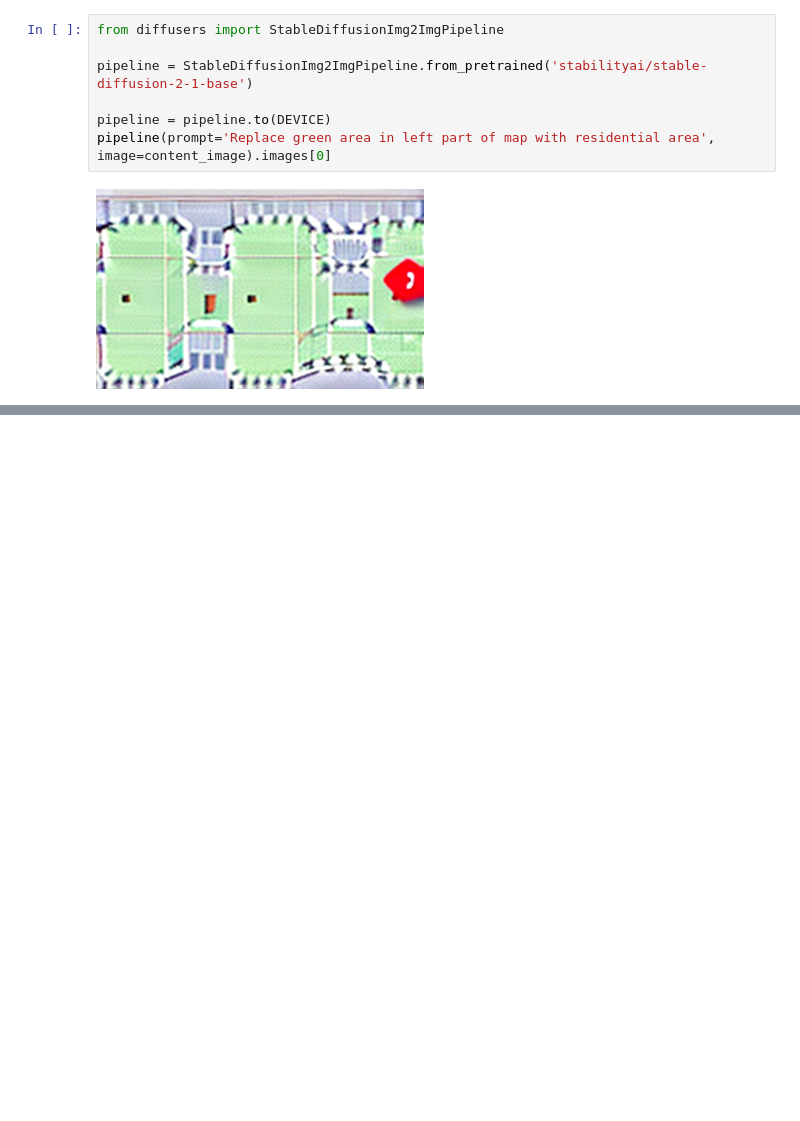
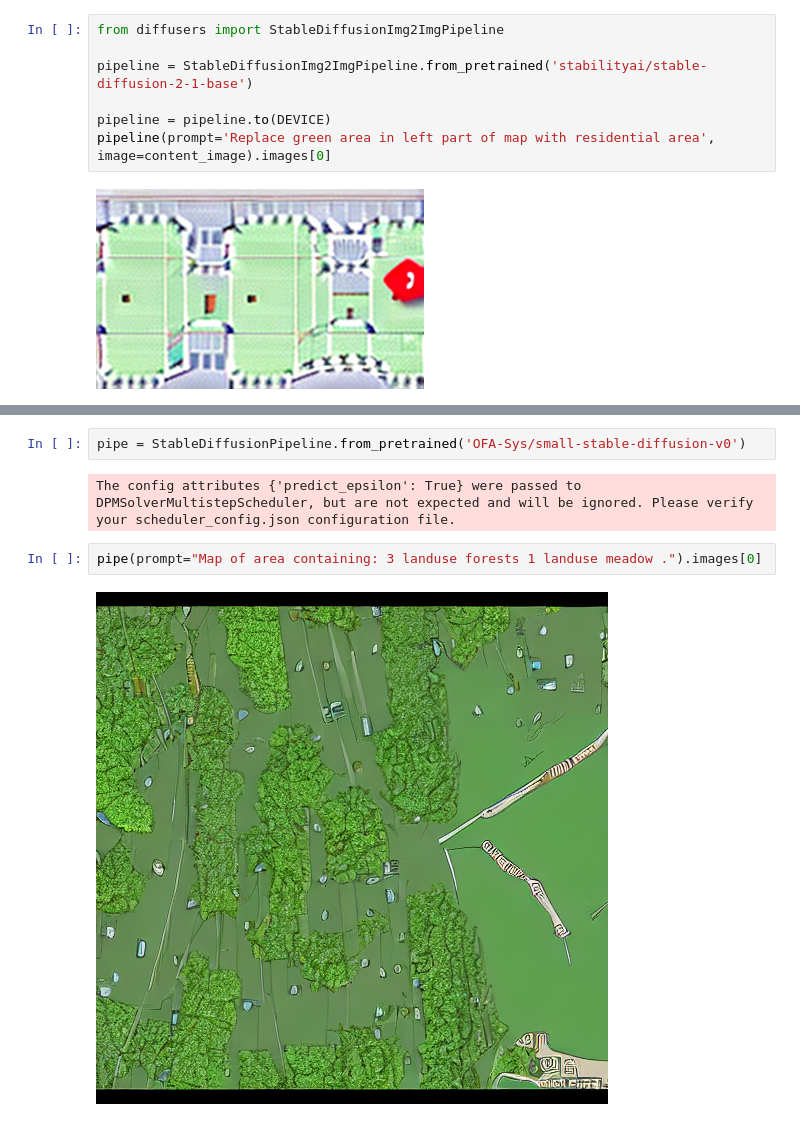
Before and after one commit to kraina-ai/map_diffusion, a Jupyter notebook: stable_example.ipynb, the cells around one changed output, grey strips where cells are left out. Drawn from its saved outputs; the diff is of its cells as text; blank space fills up the shorter version.

Commit message:
feat: fine tune stable diffusion v1 code

```diff
--- a/stable_example.ipynb
+++ b/stable_example.ipynb
@@ -99,0 +112,8 @@ pipeline(prompt='Replace green area in left part of map with residential area',
+# %%
+pipe = StableDiffusionPipeline.from_pretrained('OFA-Sys/small-stable-diffusion-v0')
+# %% [output]
+The config attributes {'predict_epsilon': True} were passed to DPMSolverMultistepScheduler, but are not expected and will be ignored. Please verify your scheduler_config.json configuration file.
+# %%
+pipe(prompt="Map of area containing: 3 landuse forests 1 landuse meadow .").images[0]
+# %% [output]
+[figure, added]
```
Also changed, not shown: parts of 3 cells of this notebook, 10 other files.
